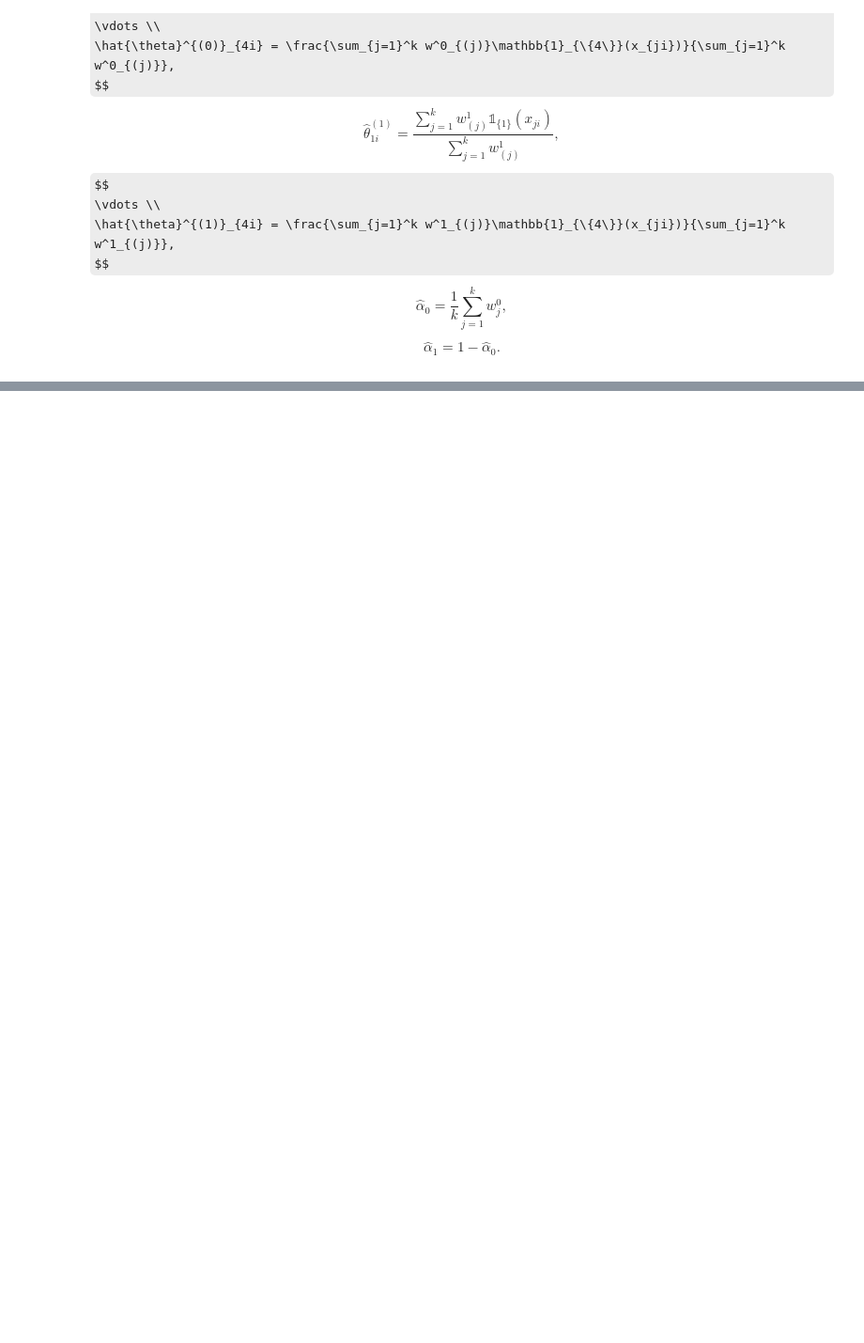
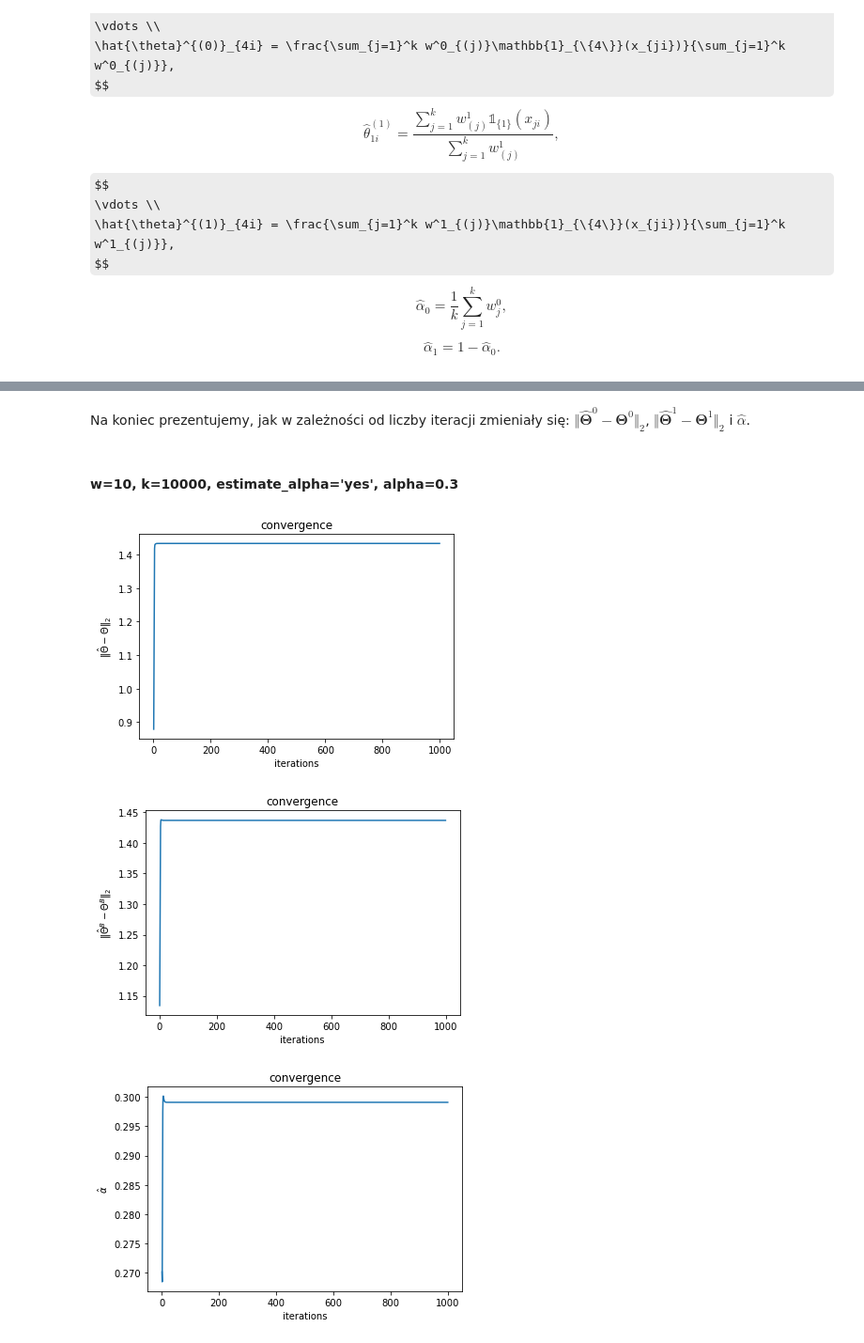
Before and after one commit to keroiw/EM_Algorithm, a Jupyter notebook: em_raport.ipynb, the cells around one changed output, grey strips where cells are left out. Shown: that part at 94% size. Cells and saved outputs as stored; diff of their text form; code cells hidden in the pictures; some formulas as TeX source; blank space fills up the shorter version.

```diff
--- a/em_raport.ipynb
+++ b/em_raport.ipynb
@@ -203,0 +208,16 @@ show_distributions(*(simulation_res[k] for k in simulation_keys))
+# %% [markdown]
+Na koniec prezentujemy, jak w zależności od liczby iteracji zmieniały się: $\Vert\hat{\mathbf{\Theta}}^0 - {\mathbf{\Theta}}^0\Vert_2$, $\Vert\hat{\mathbf{\Theta}}^1 - {\mathbf{\Theta}}^1\Vert_2$ i $\hat \alpha$.
+# %% [markdown]
+#### w=10, k=10000, estimate_alpha='yes', alpha=0.3
+# %%
+params_file_path = os.path.join(os.getcwd(), 'input_data', 'params_set_alpha3.json')
+
+X = get_data(params_file_path)["X"].astype(int)
+alpha = get_data(params_file_path)["alpha"]
+theta_a, theta_b = get_thetas(params_file_path)
+
+plot_convergence(X, theta_a_org = theta_a, theta_b_org = theta_b, max_rep=1000, est_alpha="yes", alpha=alpha)
+# %% [output]
+[figure, added]
+[figure, added]
+[figure, added]
```
Also changed, not shown: parts of 39 cells of this notebook.
